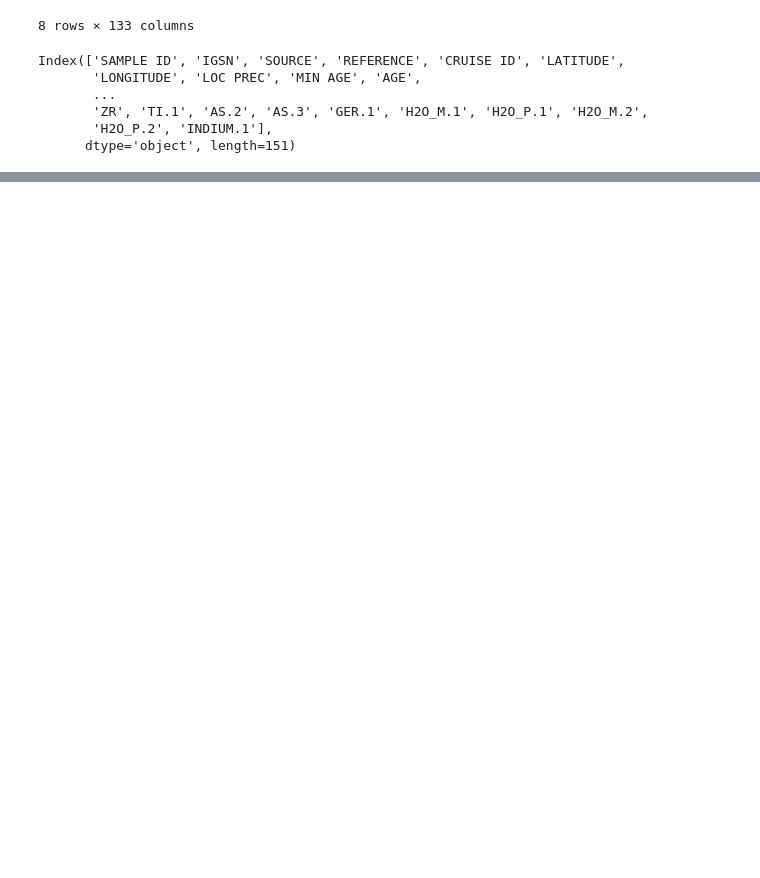
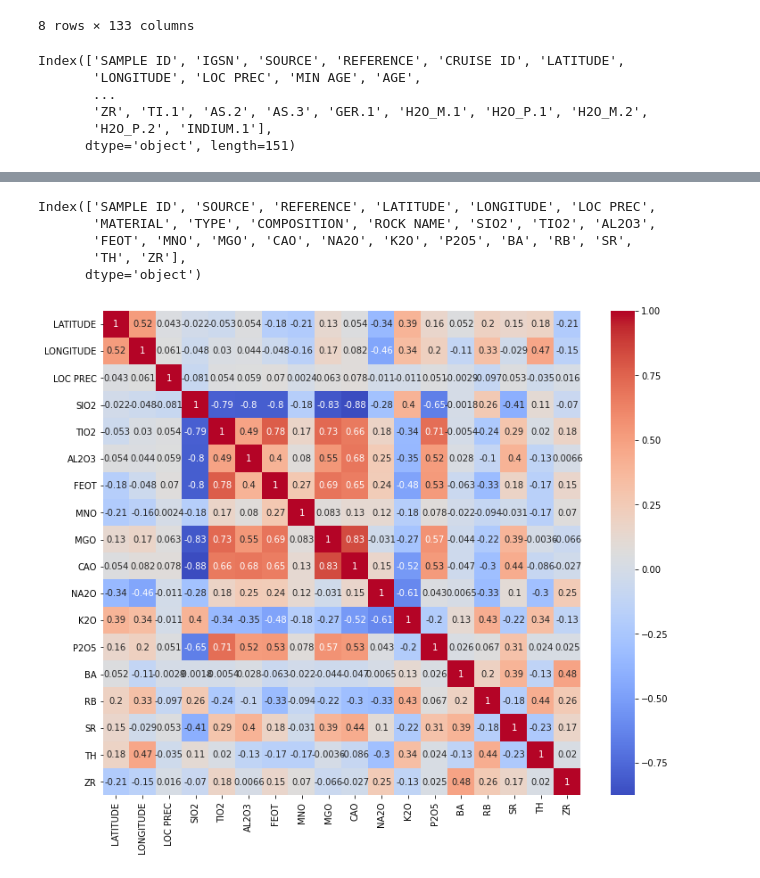
Before and after one commit to DSEI21000-S21/project-clustering-geological-samples, a Jupyter notebook: Geological_Samples_ML_Project.ipynb, the cells around one changed output, grey strips where cells are left out. Saved outputs shown, nothing was run; the diff lists cells and outputs as text; code cells hidden in the pictures; blank space fills up the shorter version.

```diff
--- a/Geological_Samples_ML_Project.ipynb
+++ b/Geological_Samples_ML_Project.ipynb
@@ -13,7 +13,7 @@ import seaborn as sns
 %matplotlib inline
 # %%
 # Open Earthchem dataset
-df = pd.read_csv('/content/drive/MyDrive/Applied Machine Learning and Data Mining/Project/earthchem_download_95122.txt', delimiter = "\t")
+df = pd.read_csv('/content/drive/MyDrive/earthchem_download_95122.txt', delimiter = "\t")
 df
 # %% [output]
 |  | SAMPLE ID | IGSN | SOURCE | REFERENCE | CRUISE ID | LATITUDE | LONGITUDE | LOC PREC | MIN AGE | AGE | ... |
@@ -107,0 +148,24 @@ df.shape
+# %%
+# Drop columns with less than 50% data
+
+limitPer = len(df) * .50
+df = df.dropna(thresh=limitPer, axis=1)
+df.columns
+# %% [output]
+Index(['SAMPLE ID', 'SOURCE', 'REFERENCE', 'LATITUDE', 'LONGITUDE', 'LOC PREC',
+       'MATERIAL', 'TYPE', 'COMPOSITION', 'ROCK NAME', 'SIO2', 'TIO2', 'AL2O3',
+       'FEOT', 'MNO', 'MGO', 'CAO', 'NA2O', 'K2O', 'P2O5', 'BA', 'RB', 'SR',
+       'TH', 'ZR'],
+      dtype='object')
+# %%
+# Heatmap
+
+plt.figure(figsize=(12,10))
+cor = df.corr()
+sns.heatmap(cor, annot=True, cmap="coolwarm")
+plt.show()
+
+# For starters, we see that with silica, we have high negative correlations
+# with TiO2, Al2O3, FeOT, MgO, and CaO
+# %% [output]
+[figure, added]
```
Also changed, not shown: parts of 21 cells of this notebook.
